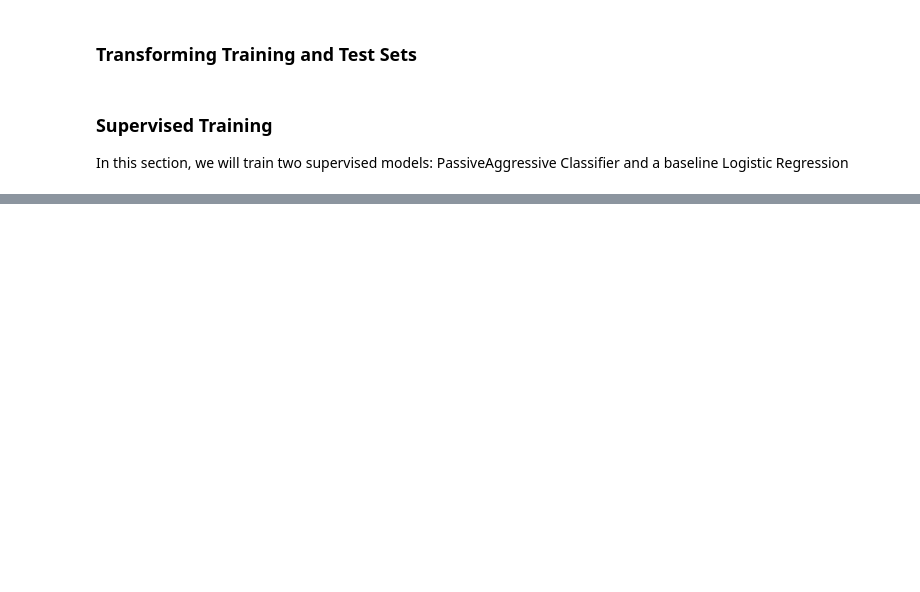
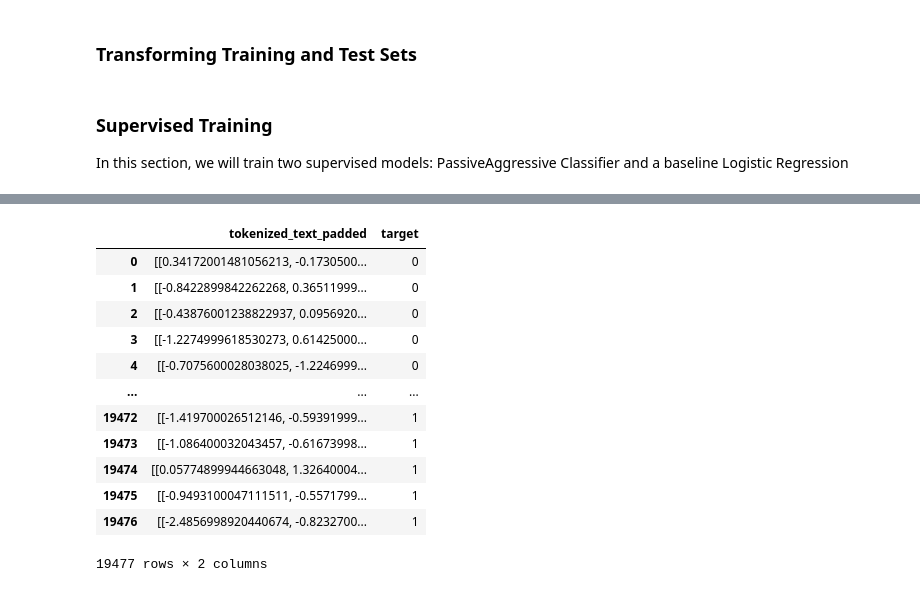
Before and after one commit to edologgerbird/context-capturing-clustering, a Jupyter notebook: final_project.ipynb, the cells around one changed output, grey strips where cells are left out. Saved outputs shown, nothing was run; the diff lists cells and outputs as text; code cells hidden in the pictures; blank space fills up the shorter version.

```diff
--- a/final_project.ipynb
+++ b/final_project.ipynb
@@ -796,0 +807,35 @@ combined_results
+# %%
+# Get new dataframe 'tweets_padded' which pad all the tokenized text to 280,25 dimensionality matrix
+
+tokenized_text_padded = []
+target_padded = []
+for i, row in enumerate(tweets.iterrows()):
+    tokenized_text = row[1]["tokenized_text"]
+    # Remove tweet entries which have tokenized_text of length 0
+    if len(tokenized_text) == 0:
+        continue
+    if len(tokenized_text) < MAX_TWEET_LENGTH:
+        diff = MAX_TWEET_LENGTH - len(tokenized_text)
+        padding = np.zeros((diff, 25))
+        tokenized_text = np.vstack([tokenized_text,padding])
+    tokenized_text_padded.append(tokenized_text)
+    target_padded.append(row[1]["target"])
+
+tweets_padded = pd.DataFrame(list(zip(tokenized_text_padded, target_padded)),
+               columns =['tokenized_text_padded', 'target'])
+
+tweets_padded
+# %% [output]
+|  | tokenized_text_padded | target |
+| 0 | [[0.34172001481056213, -0.1730500... | 0 |
+| 1 | [[-0.8422899842262268, 0.36511999... | 0 |
+| 2 | [[-0.43876001238822937, 0.0956920... | 0 |
+| 3 | [[-1.2274999618530273, 0.61425000... | 0 |
+| 4 | [[-0.7075600028038025, -1.2246999... | 0 |
+| ... | ... | ... |
+| 19472 | [[-1.419700026512146, -0.59391999... | 1 |
+| 19473 | [[-1.086400032043457, -0.61673998... | 1 |
+| 19474 | [[0.05774899944663048, 1.32640004... | 1 |
+| 19475 | [[-0.9493100047111511, -0.5571799... | 1 |
+| 19476 | [[-2.4856998920440674, -0.8232700... | 1 |
+19477 rows × 2 columns
```
Also changed, not shown: parts of 26 cells of this notebook.
